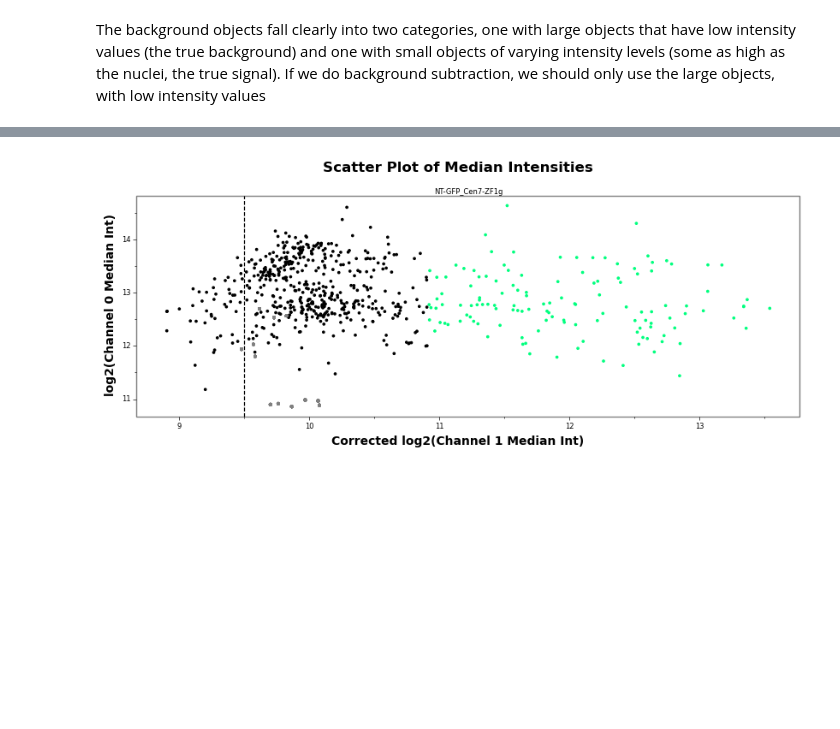
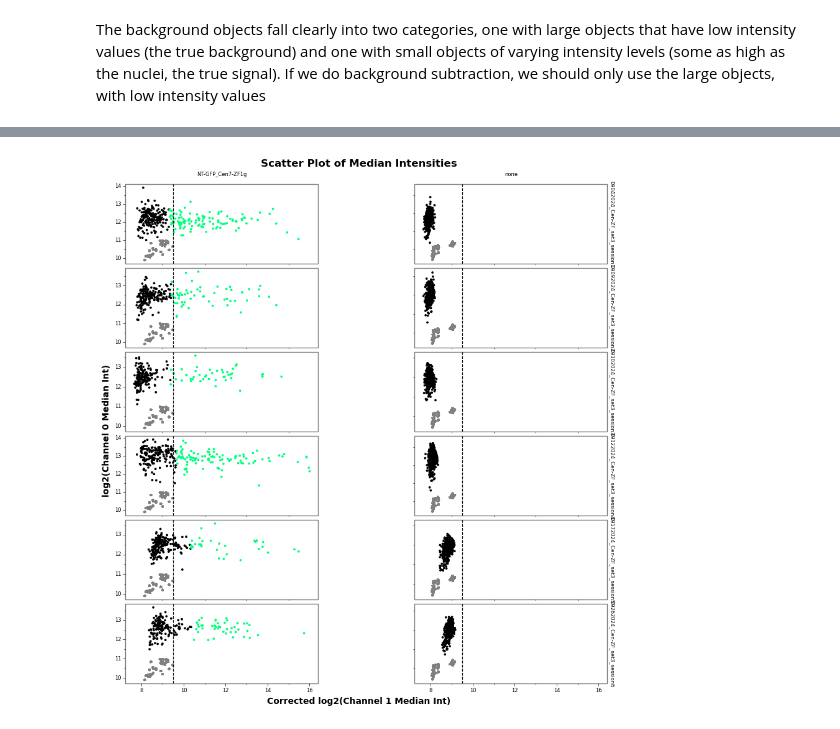
Before and after one commit to timotheelionnet/python_image-analysis, a Jupyter notebook: notebooks/img-explorer.ipynb, the cells around one changed output, grey strips where cells are left out. Saved outputs shown, nothing was run; the diff lists cells and outputs as text; code cells hidden in the pictures; blank space fills up the shorter version.

```diff
--- a/notebooks/img-explorer.ipynb
+++ b/notebooks/img-explorer.ipynb
@@ -26,7 +26,7 @@ logging.basicConfig(level=logging.INFO, format='%(asctime)s - %(levelname)s - %(
 
 # Define the location of the file to read
 parent_directory = "/Users/nestor/Documents/NYU-ISG/microscope-data" # modify if needed
-experiment = "03182024_IF-FISH_test2" # this will be changed for each experiment
+experiment = "Cen7-ZF1g_pooled" # this will be changed for each experiment
 
 # Read in the experimental groups reference file
 exp_groups = pd.read_csv(os.path.join(parent_directory, experiment, "experimental-groups.csv"))
@@ -787,3 +798,5 @@ Metrics for Image 5, (03182024_IF-FISH_fullFinn_1_MMStack_Pos1_MIP), ROI 9, Chan
+# %%
+exp_groups = pd.read_csv(os.path.join(parent_directory, experiment, "experimental-groups.csv"))
 # %%
 # CHUNK 7
 # Combine the metrics_df data frame with the metadata contained in exp_groups,
@@ -830,14 +843,14 @@ x_label = "Median Intensity"
 # Calculate the log2 of the chosen metric
 combined_df['log2_median'] = np.log2(combined_df[my_metric] + 1)  # Adding 1 to avoid log2(0)
 
-# Pivot the combined ddata frame to wide format, separating each channel into one variable
+# Pivot the combined data frame to wide format, separating each channel into one variable
 
 # Extract a subset of columns into a new data frame
-wide_df = combined_df[['image_index', 'filename', 'plasmid', 'experiment', 'ROI_index', 'channel', 'log2_median']]
+wide_df = combined_df[['image_index', 'filename', 'plasmid', 'experiment_folder', 'ROI_index', 'channel', 'log2_median']]
 
 # Pivot wide_df to get separate columns for each channel's log2_median
 wide_df = wide_df.pivot_table(
-    index = ['image_index', 'filename', 'plasmid', 'experiment', 'ROI_index'],  # Indices to group by
+    index = ['image_index', 'filename', 'plasmid', 'experiment_folder', 'ROI_index'],  # Indices to group by
     columns = 'channel',  # Column to pivot
     values = 'log2_median',  # Values to fill with
     aggfunc = 'first'  # Using 'first' assuming each group-channel combo has a unique entry
@@ -1069,20 +1097,29 @@ wide_df['tx_status_thr'] = np.where(wide_df['cor_ch1_log2_median'] <= my_thresho
 
 from sklearn.mixture import GaussianMixture
 
-# Reshape data for clustering
-X = wide_df['cor_ch1_log2_median'].values.reshape(-1, 1)
+def apply_gmm(group):
+    # Reshape the data for clustering (based on 'cor_ch1_log2_median')
+    X = group['cor_ch1_log2_median'].values.reshape(-1, 1)
 
-# Fit a GMM with two components
-gmm = GaussianMixture(n_components = 2, random_state = 0).fit(X)
+    # Fit the Gaussian Mixture Model with two components
+    gmm = GaussianMixture(n_components=2, random_state=0).fit(X)
 
-# Predict the cluster each data point belongs to
-wide_df['cluster'] = gmm.predict(X)
+    # Predict the cluster each data point belongs to
+    group['cluster'] = gmm.predict(X)
 
-# Determine cluster labels based on the means of the Gaussian components
-negative_lbl = 0 if gmm.means_[0] < gmm.means_[1] else 1
+    # Determine which cluster corresponds to untransfected cells (based on means)
+    negative_lbl = 0 if gmm.means_[0] < gmm.means_[1] else 1
 
-# Assign statuses based on clusters
-wide_df['tx_status_gmm'] = np.where(wide_df['cluster'] == negative_lbl, "N", "Y")
+    # Assign transfection status based on the clusters
+    group['tx_status_gmm'] = np.where(group['cluster'] == negative_lbl, "N", "Y")
+
+    return group
+
+# Apply GMM clustering to each group in wide_df grouped by 'experiment_folder'
+wide_df = wide_df.groupby('experiment_folder').apply(apply_gmm)
+
+# Reset the index if necessary
+wide_df.reset_index(drop=True, inplace=True)
 # %%
 # Make the same scatterplot as above, coloring cells by group this time
 group_colors = {"N": 'black', "Y": 'springgreen'}
@@ -1091,7 +1128,7 @@ plot = (
     p9.ggplot(data = wide_df,
               mapping = p9.aes(x = 'cor_ch1_log2_median',
                                y = 'ch0_log2_median',
-                               color = 'tx_status_gmm')) +  # Set aesthetic mappings
+                               color = 'tx_status_thr')) +  # Set aesthetic mappings
     p9.geom_point(size = 0.5) +  # Add points for scatter plot
     p9.geom_point(data = wide_bk_df,
                   mapping = p9.aes(x = 'ch1_log2_median',
@@ -1099,35 +1136,35 @@ plot = (
                   size = 0.5, color = 'gray') + # Overlay points for the background data
     p9.geom_vline(xintercept = 9.5, linetype = 'dashed') +
     p9.labs(
         title = 'Scatter Plot of Median Intensities',
         x = 'Corrected log2(Channel 1 Median Int)',
         y = 'log2(Channel 0 Median Int)'
     ) +
-    p9.facet_wrap(' ~ plasmid', scales = 'free_y', ncol = 1) +  # Create separate plots for each channel
+    p9.facet_grid('experiment_folder ~ plasmid', scales = 'free_y') +  # Create separate plots for each channel
     p9.theme_bw() +  # Use a clean theme
     p9.scale_color_manual(values = group_colors) +
     p9.theme(
         figure_size = (10, 6),  # Set the size of the plot
         aspect_ratio = 1/3,
         subplots_adjust = {'wspace': 0.50},  # Adjust space between plots
         panel_grid = p9.element_blank(),  # Hide grid lines
         legend_position = 'none',  # Hide legend if desired
         plot_background = p9.element_rect(fill='white'),  # Set background to white
         axis_ticks = p9.element_line(color = 'black', linewidth = 0.5),
         plot_title = p9.element_text(size = 12, color = 'black', face = 'bold'),
         axis_text = p9.element_text(size = 6, color = 'black'),
         axis_title = p9.element_text(size = 10, color = 'black', face = 'bold'),
         legend_text = p9.element_text(size = 6, color = 'black'),
         legend_title = p9.element_text(size = 10, color = 'black', face = 'bold'),
         strip_text = p9.element_text(size = 6, color = 'black'),
         strip_background = p9.element_blank()
     )
 )
 
 # Print the plot
 print(plot)
 # %% [output]
-[figure, old version]
+[figure, new version]
 # %%
 print(wide_df.head())
 # %% [output]
```
Also changed, not shown: parts of 28 cells of this notebook, 1 other file.
